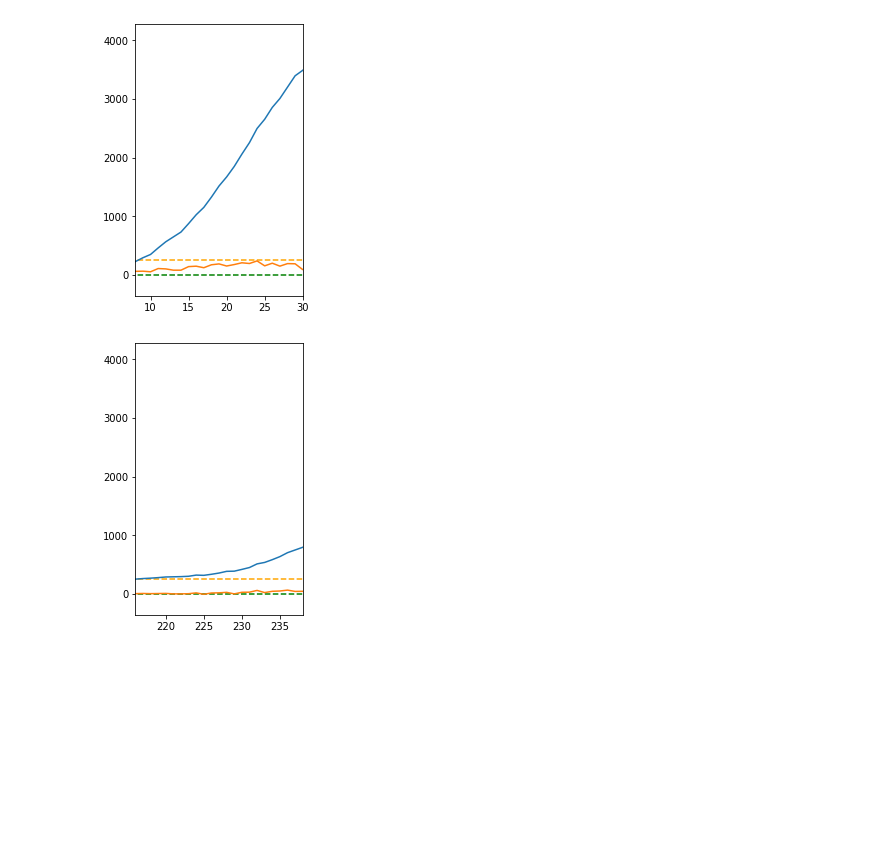
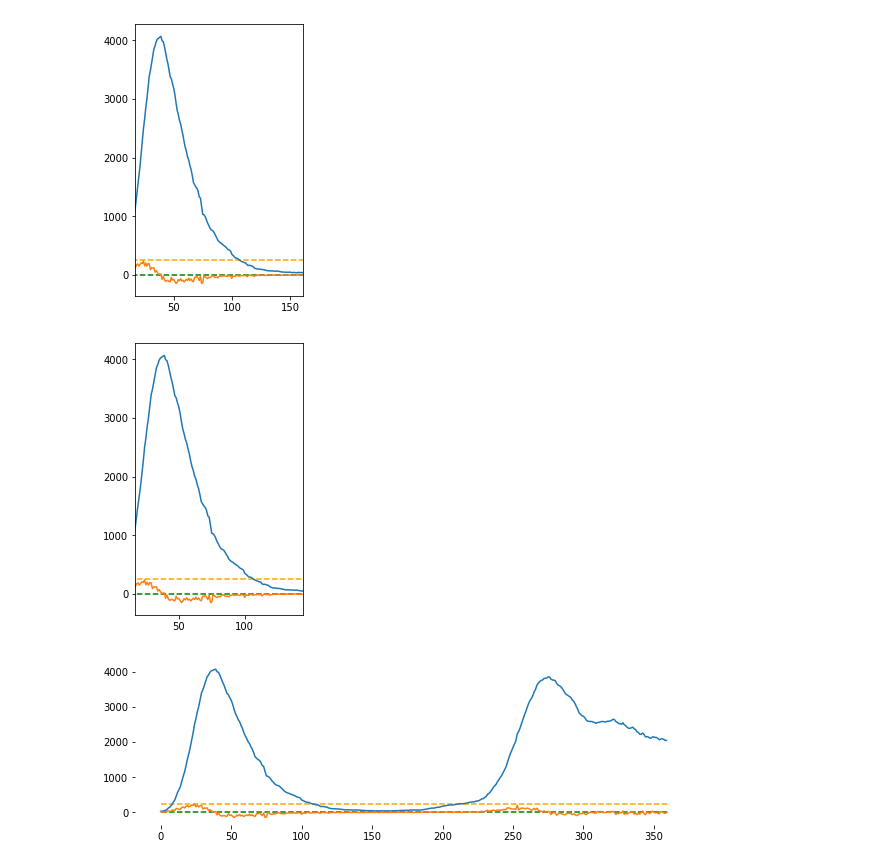
Before and after one commit to Stemanz/OCTOPUS, a Jupyter notebook: covid-data/Recooking Protezione Civile.ipynb, the cells around one changed output. Saved outputs shown, nothing was run; the diff lists cells and outputs as text; code cells hidden in the pictures; blank space fills up the shorter version.

```diff
--- a/covid-data/Recooking Protezione Civile.ipynb
+++ b/covid-data/Recooking Protezione Civile.ipynb
@@ -85,3 +106,5 @@ newcols = [
+# %%
+df = df[df["nuovi positivi normalizzati*"] > 0].copy()
 # %%
 def draw_bigmap(
     data, columns,
@@ -141,6 +162,7 @@ draw_bigmap(df, newcols, lastdays=15, annot=True, figsize=(18,12))
 # line plots
 def draw_lineplot(data, cols_list, title="", xlabel="", ylabel="", figsize=(6,4),
                   xlim=False, ylim=False, lastdays=None, dayrange=None,
+                  despine=False,
 
                   greenline=False, green_style="dashed", green_label="no variation",
                   orangeline=False, orange_height=250,
@@ -200,6 +222,9 @@ def draw_lineplot(data, cols_list, title="", xlabel="", ylabel="", figsize=(6,4)
 
     if dayrange:
         plt.xlim(minday, maxday)
+
+    if despine:
+        sns.despine(top=True, right=True, left=True, bottom=True)
 # %%
 draw_lineplot(df, ["nuovi positivi normalizzati*"])
 # %% [output]
@@ -215,20 +267,23 @@ draw_lineplot(df, ["terapia_intensiva"])
+# %%
+elems = ["terapia_intensiva", "variazione terapia intensiva*"]
+
+# 8 is where roughly 250 people are in intensive care at the beginning of dataset
+draw_lineplot(df, elems, greenline=True, orangeline=True, orange_height=250,
+              dayrange=(17, WINDOW+17), figsize=(3,5))
+# %% [output]
+[figure, added]
 # %%
 elems = ["terapia_intensiva", "variazione terapia intensiva*"]
-WINDOW = 22 # 25 on 21/10/2020
 
 # 8 is where roughly 250 people are in intensive care at the beginning of dataset
 draw_lineplot(df, elems, greenline=True, orangeline=True, orange_height=250,
-              dayrange=(8, WINDOW+8), figsize=(3,5))
+              dayrange=(17, WINDOW), figsize=(3,5))
 # %% [output]
-[figure, old version]
+[figure, new version]
 # %%
-CARE_250 = 216 # where roughly 250 other people are in intensive care
-dayrange = (CARE_250, CARE_250 + WINDOW)
-
 elems = ["terapia_intensiva", "variazione terapia intensiva*"]
 
 # 8 is where roughly 250 people are in intensive care at the beginning of dataset
-draw_lineplot(df, elems, greenline=True, orangeline=True, orange_height=250,
-              dayrange=dayrange, figsize=(3,5))
+draw_lineplot(df, elems, greenline=True, orangeline=True, figsize=(10,3), despine=True)
 # %% [output]
-[figure, old version]
+[figure, new version]
```
Also changed, not shown: parts of 35 cells of this notebook.
